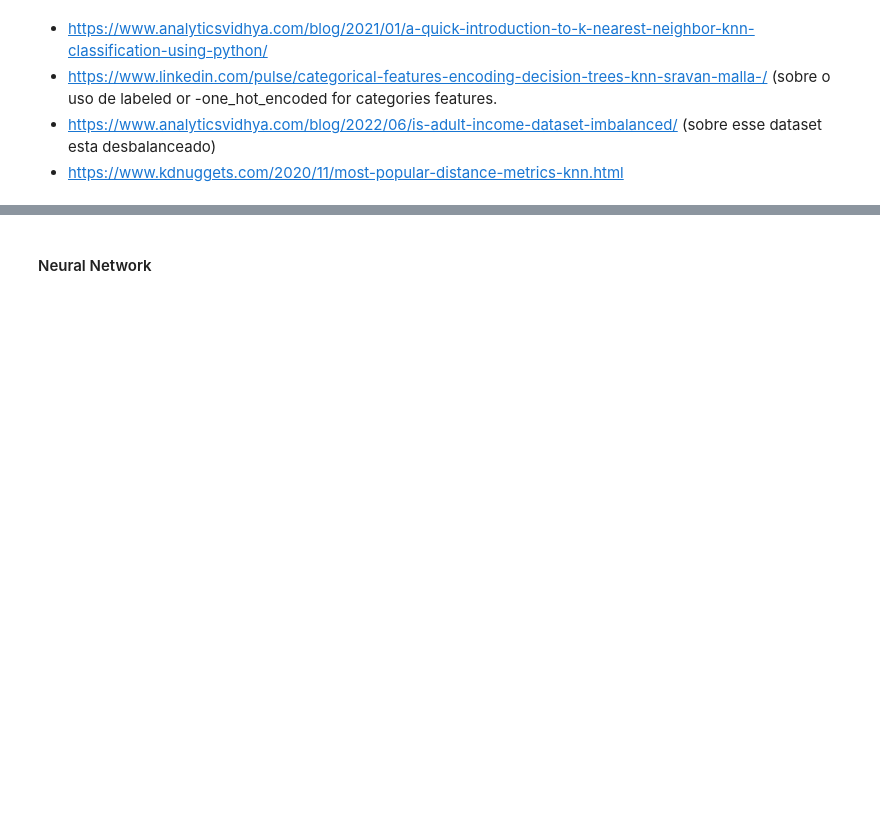
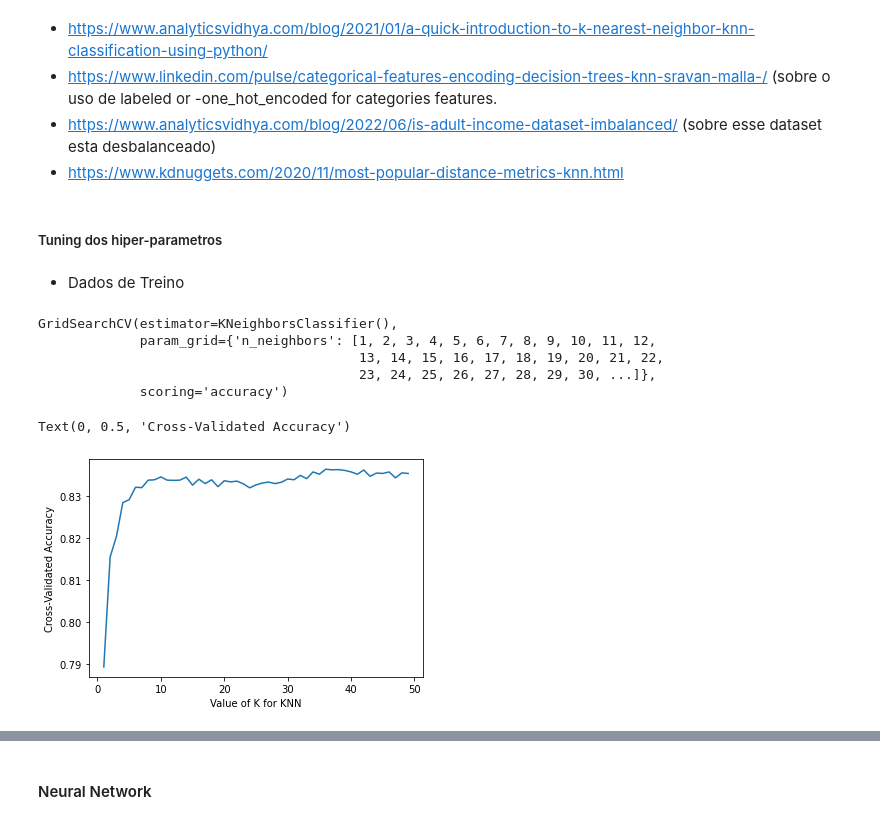
Before and after one commit to cazevedo1977/academico, a Jupyter notebook: doutorado/disciplinas/PCS5024 - Aprendizado Estatistico/homework1/adult.classification.ipynb, the cells around one changed output, grey strips where cells are left out. Drawn from its saved outputs; the diff is of its cells as text; code cells hidden in the pictures; blank space fills up the shorter version.

```diff
--- a/doutorado/disciplinas/PCS5024 - Aprendizado Estatistico/homework1/adult.classification.ipynb
+++ b/doutorado/disciplinas/PCS5024 - Aprendizado Estatistico/homework1/adult.classification.ipynb
@@ -648,0 +731,4 @@ def features_with_labeled_categories(data, num_columns, cat_columns=None, fillna
+# %%
+#X_train, y_train, feature_names = features_with_labeled_categories(train_data, num_col,cat_col)
+X_train, y_train = features_with_one_hot_encoded_categories(train_data, num_col,cat_col)
+X_train
@@ -648,0 +743,5 @@ def features_with_labeled_categories(data, num_columns, cat_columns=None, fillna
+# %%
+#X_train, y_train, feature_names = features_with_labeled_categories(train_data, num_col,cat_col)
+#X_train, y_train = features_with_one_hot_encoded_categories(train_data, num_col,cat_col)
+X_train = sc.fit_transform(X_train)
+X_train.shape
@@ -661,0 +765,2 @@ X, y = features_with_one_hot_encoded_categories(train_data, num_col,cat_col)
+# %% [markdown]
+##### Tuning dos hiper-parametros
@@ -661,0 +772,20 @@ X, y = features_with_one_hot_encoded_categories(train_data, num_col,cat_col)
+# %% [markdown]
+- Dados de Treino
+# %%
+#gridsearch = GridSearchCV(KNeighborsClassifier(), parameters, cv=10, scoring='accuracy', return_train_score=False)
+gridsearch = GridSearchCV(KNeighborsClassifier(), parameters, scoring='accuracy')
+gridsearch.fit(X_train, y_train)
+# %% [output]
+GridSearchCV(estimator=KNeighborsClassifier(),
+             param_grid={'n_neighbors': [1, 2, 3, 4, 5, 6, 7, 8, 9, 10, 11, 12,
+                                         13, 14, 15, 16, 17, 18, 19, 20, 21, 22,
+                                         23, 24, 25, 26, 27, 28, 29, 30, ...]},
+             scoring='accuracy')
+# %%
+grid_mean_scores = gridsearch.cv_results_['mean_test_score']
+plt.plot(k_range, grid_mean_scores)
+plt.xlabel('Value of K for KNN')
+plt.ylabel('Cross-Validated Accuracy')
+# %% [output]
+Text(0, 0.5, 'Cross-Validated Accuracy')
+[figure, added]
```
Also changed, not shown: parts of 124 cells of this notebook, 4 other files.
